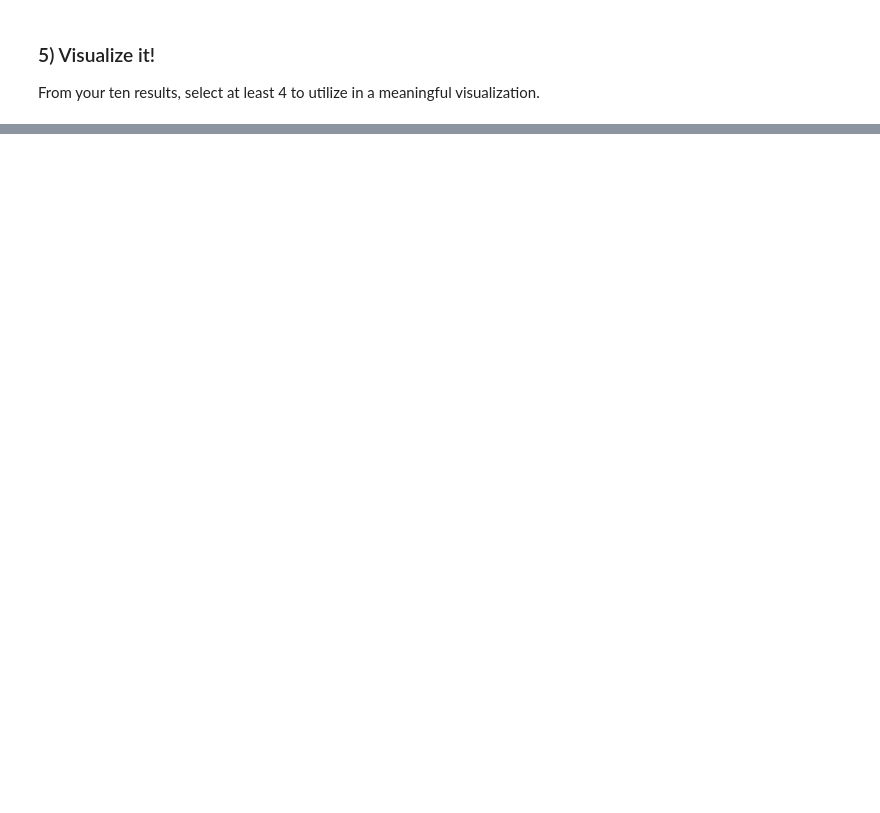
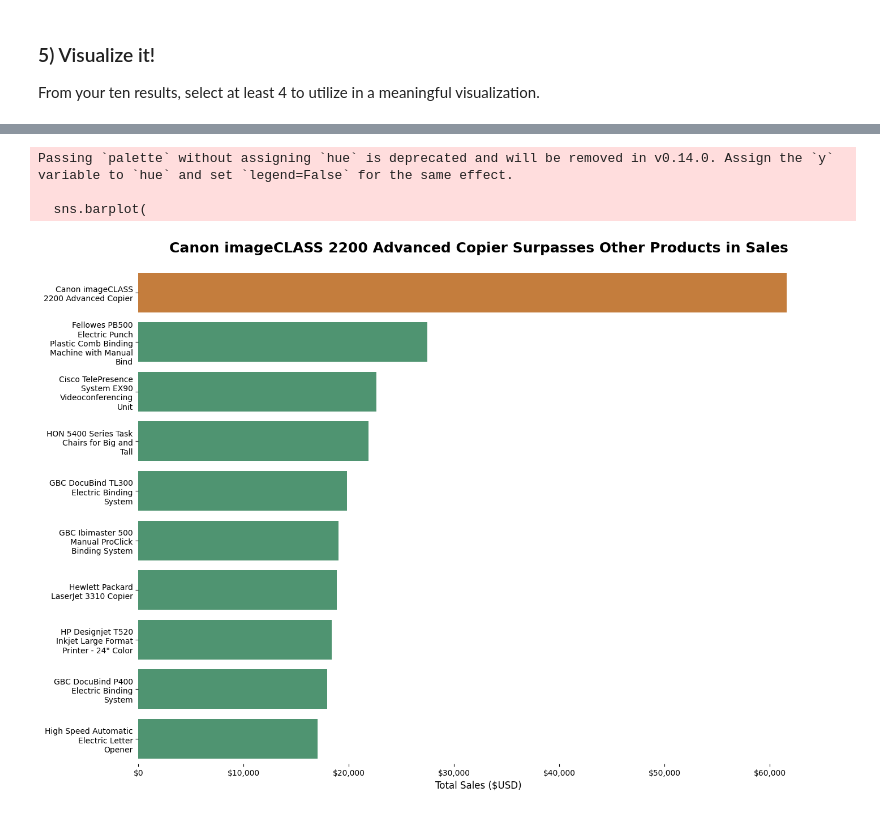
Before and after one commit to laurenmsapp1/Superstore_Sales, a Jupyter notebook: notebooks/superstore_sales_workflow.ipynb, the cells around one changed output, grey strips where cells are left out. Drawn from its saved outputs; the diff is of its cells as text; code cells hidden in the pictures; blank space fills up the shorter version.

```diff
--- a/notebooks/superstore_sales_workflow.ipynb
+++ b/notebooks/superstore_sales_workflow.ipynb
@@ -279,0 +332,15 @@ result8
+# %%
+query8 = """
+
+Select p.product_name,
+    ROUND(SUM(od.sales), 2) as total_sales
+ from products p
+ Join order_details od
+    ON p.product_id = od.product_id
+Group by product_name
+Order by total_sales DESC
+limit 10;
+
+"""
+result8 = pd.read_sql(query8, conn)
+result8
@@ -322,0 +523,36 @@ plt.show()
+# %%
+# visualization three code here- Query8
+
+result8['wrapped_name'] = result8['product_name'].apply(
+    lambda x: '\n'.join(textwrap.wrap(x, width=20))
+)
+
+top_product = result8.loc[result8['total_sales'].idxmax(), 'wrapped_name']
+colors = [
+    '#db7c26' if name == top_product else '#43a071'
+    for name in result8['wrapped_name']
+]
+
+plt.figure(figsize=(14, 10))
+sns.barplot(
+    data=result8,
+    y='wrapped_name',
+    x='total_sales',
+    palette=colors
+)
+
+plt.title('Canon imageCLASS 2200 Advanced Copier Surpasses Other Products in Sales', pad = 20, fontsize=18, weight='bold')
+plt.xlabel('Total Sales ($USD)', fontsize=12)
+plt.ylabel(None)
+
+ax = plt.gca()
+ax.xaxis.set_major_formatter(mticker.FuncFormatter(lambda x, _: f'${x:,.0f}'))
+
+sns.despine(left=True, bottom=True)
+plt.tight_layout()
+plt.show()
+# %% [output]
+Passing `palette` without assigning `hue` is deprecated and will be removed in v0.14.0. Assign the `y` variable to `hue` and set `legend=False` for the same effect.
+
+  sns.barplot(
+[figure, added]
```
Also changed, not shown: parts of 20 cells of this notebook.
